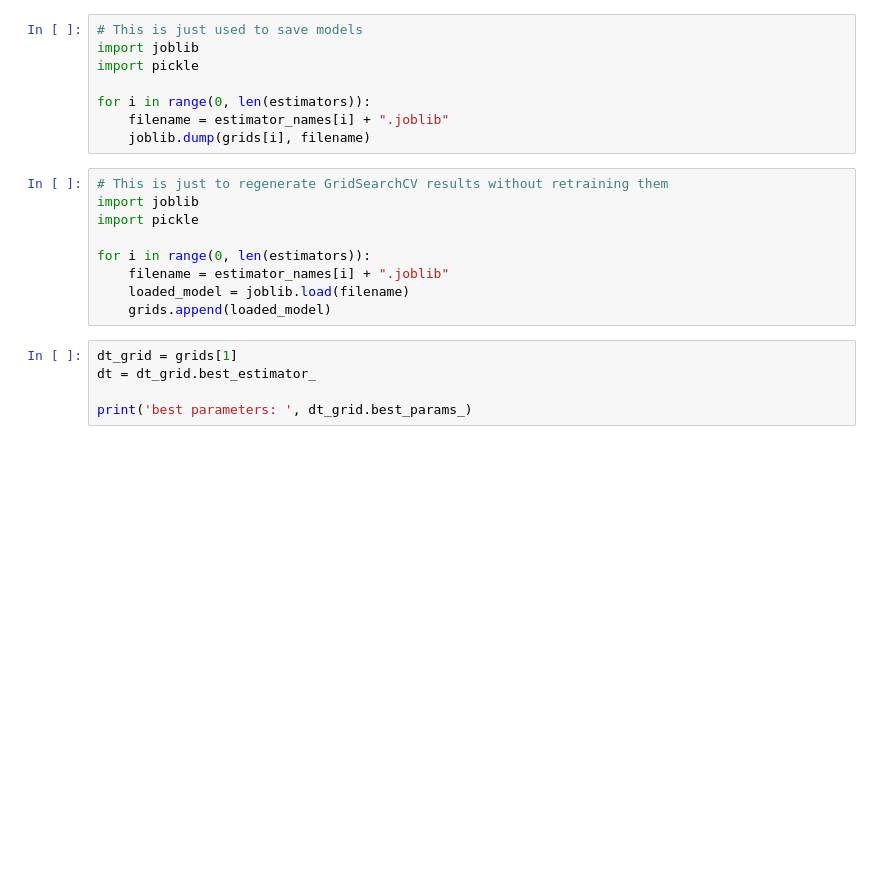
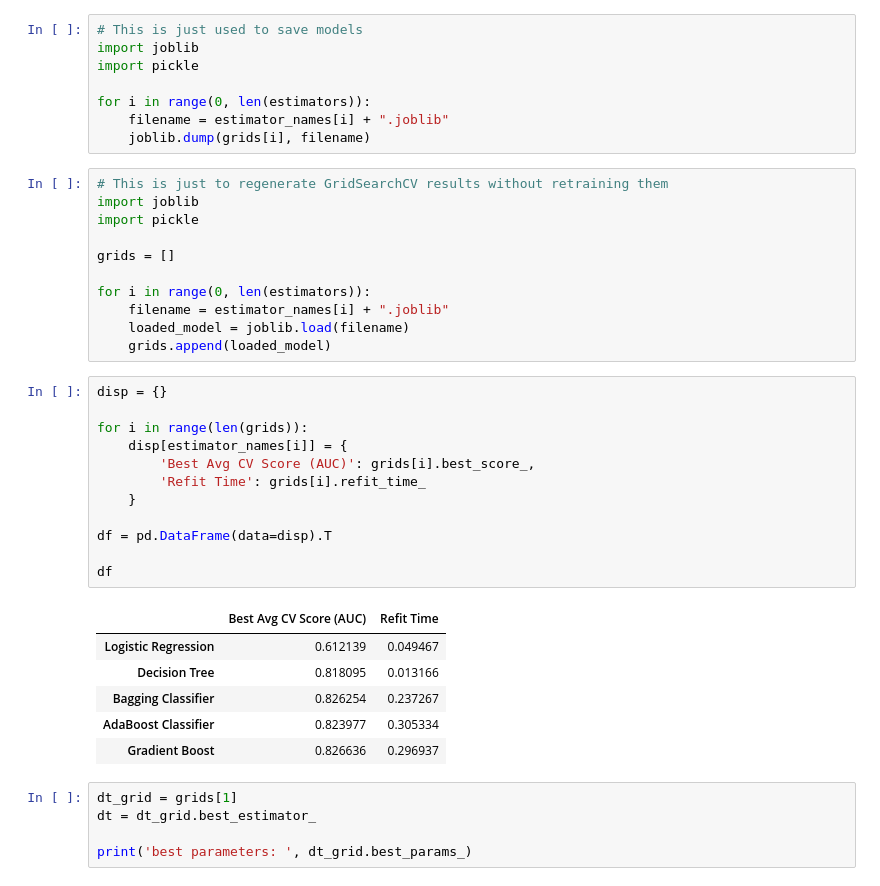
Before and after one commit to bernarduskrishna/Health-Insurance-Cross-Sell-Prediction, a Jupyter notebook: Project_2_Code.ipynb, the cells around one changed output. Saved outputs shown, nothing was run; the diff lists cells and outputs as text; blank space fills up the shorter version.

```diff
--- a/Project_2_Code.ipynb
+++ b/Project_2_Code.ipynb
@@ -126,10 +130,31 @@ for i in range(0, len(estimators)):
 import joblib
 import pickle
 
+grids = []
+
 for i in range(0, len(estimators)):
     filename = estimator_names[i] + ".joblib"
     loaded_model = joblib.load(filename)
     grids.append(loaded_model)
+# %%
+disp = {}
+
+for i in range(len(grids)):
+    disp[estimator_names[i]] = {
+        'Best Avg CV Score (AUC)': grids[i].best_score_,
+        'Refit Time': grids[i].refit_time_
+    }
+
+df = pd.DataFrame(data=disp).T
+
+df
+# %% [output]
+|  | Best Avg CV Score (AUC) | Refit Time |
+| Logistic Regression | 0.612139 | 0.049467 |
+| Decision Tree | 0.818095 | 0.013166 |
+| Bagging Classifier | 0.826254 | 0.237267 |
+| AdaBoost Classifier | 0.823977 | 0.305334 |
+| Gradient Boost | 0.826636 | 0.296937 |
 # %%
 dt_grid = grids[1]
 dt = dt_grid.best_estimator_
```
Also changed, not shown: parts of 8 cells of this notebook, 5 other files.
